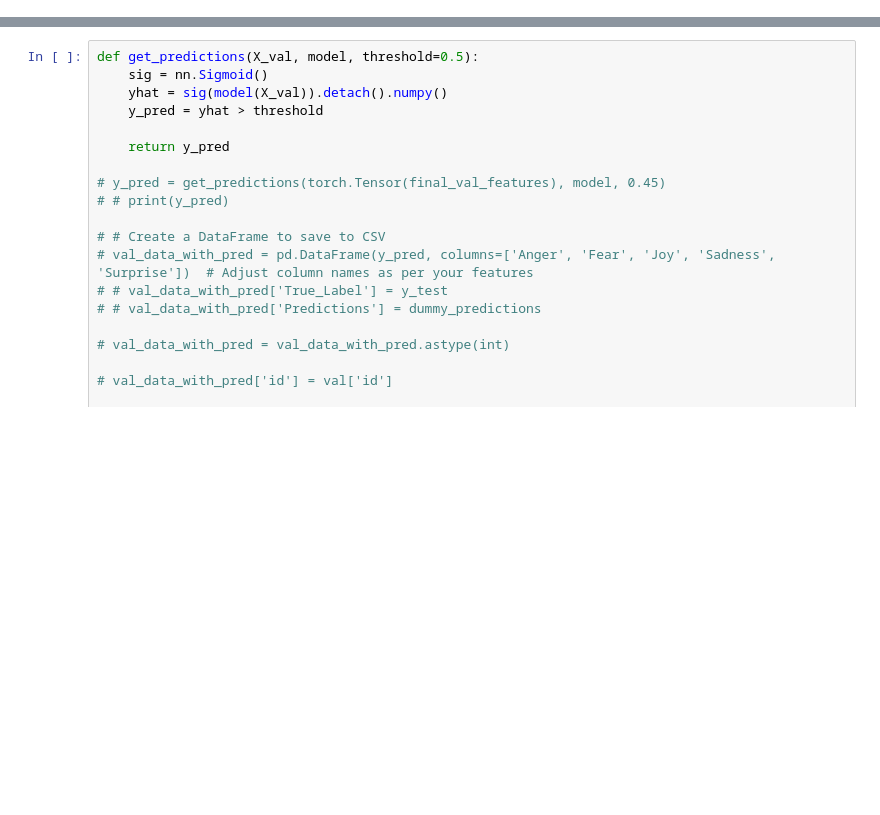
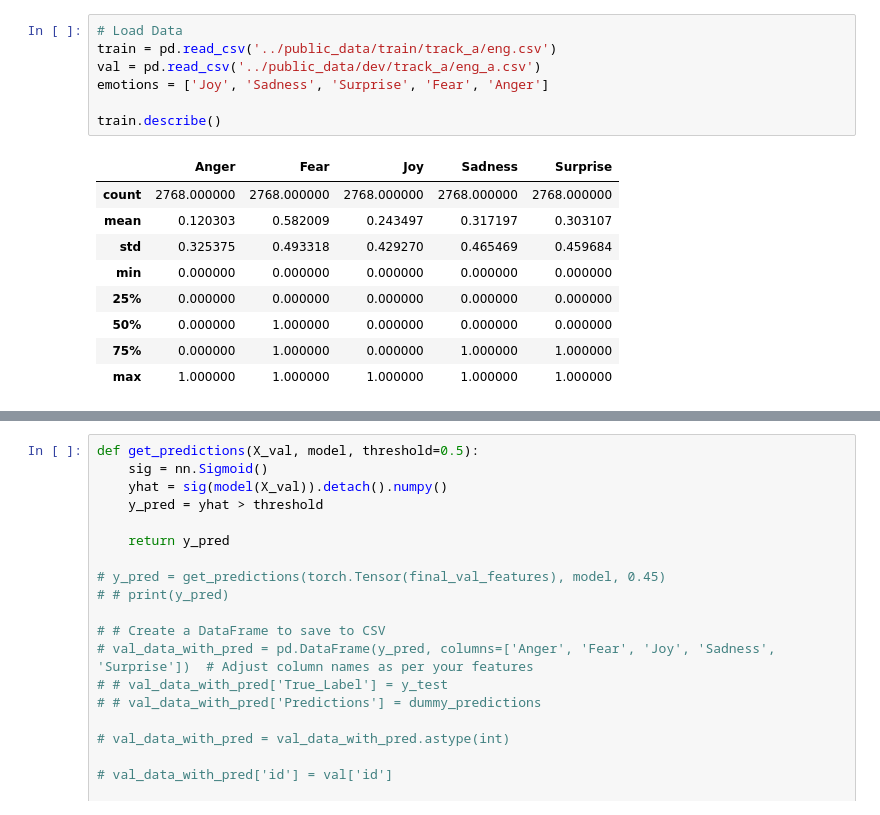
Before and after one commit to angelinewang/semeval-task-11-track-a, a Jupyter notebook: val/Alt4.ipynb, the cells around one changed output, grey strips where cells are left out. Saved outputs shown, nothing was run; the diff lists cells and outputs as text; blank space fills up the shorter version.

```diff
--- a/val/Alt4.ipynb
+++ b/val/Alt4.ipynb
@@ -2,0 +19,17 @@ import datetime
+# %%
+# Load Data
+train = pd.read_csv('../public_data/train/track_a/eng.csv')
+val = pd.read_csv('../public_data/dev/track_a/eng_a.csv')
+emotions = ['Joy', 'Sadness', 'Surprise', 'Fear', 'Anger']
+
+train.describe()
+# %% [output]
+|  | Anger | Fear | Joy | Sadness | Surprise |
+| count | 2768.000000 | 2768.000000 | 2768.000000 | 2768.000000 | 2768.000000 |
+| mean | 0.120303 | 0.582009 | 0.243497 | 0.317197 | 0.303107 |
+| std | 0.325375 | 0.493318 | 0.429270 | 0.465469 | 0.459684 |
+| min | 0.000000 | 0.000000 | 0.000000 | 0.000000 | 0.000000 |
+| 25% | 0.000000 | 0.000000 | 0.000000 | 0.000000 | 0.000000 |
+| 50% | 0.000000 | 1.000000 | 0.000000 | 0.000000 | 0.000000 |
+| 75% | 0.000000 | 1.000000 | 0.000000 | 1.000000 | 1.000000 |
+| max | 1.000000 | 1.000000 | 1.000000 | 1.000000 | 1.000000 |
```
Also changed, not shown: parts of 14 cells of this notebook, 8 other files.
